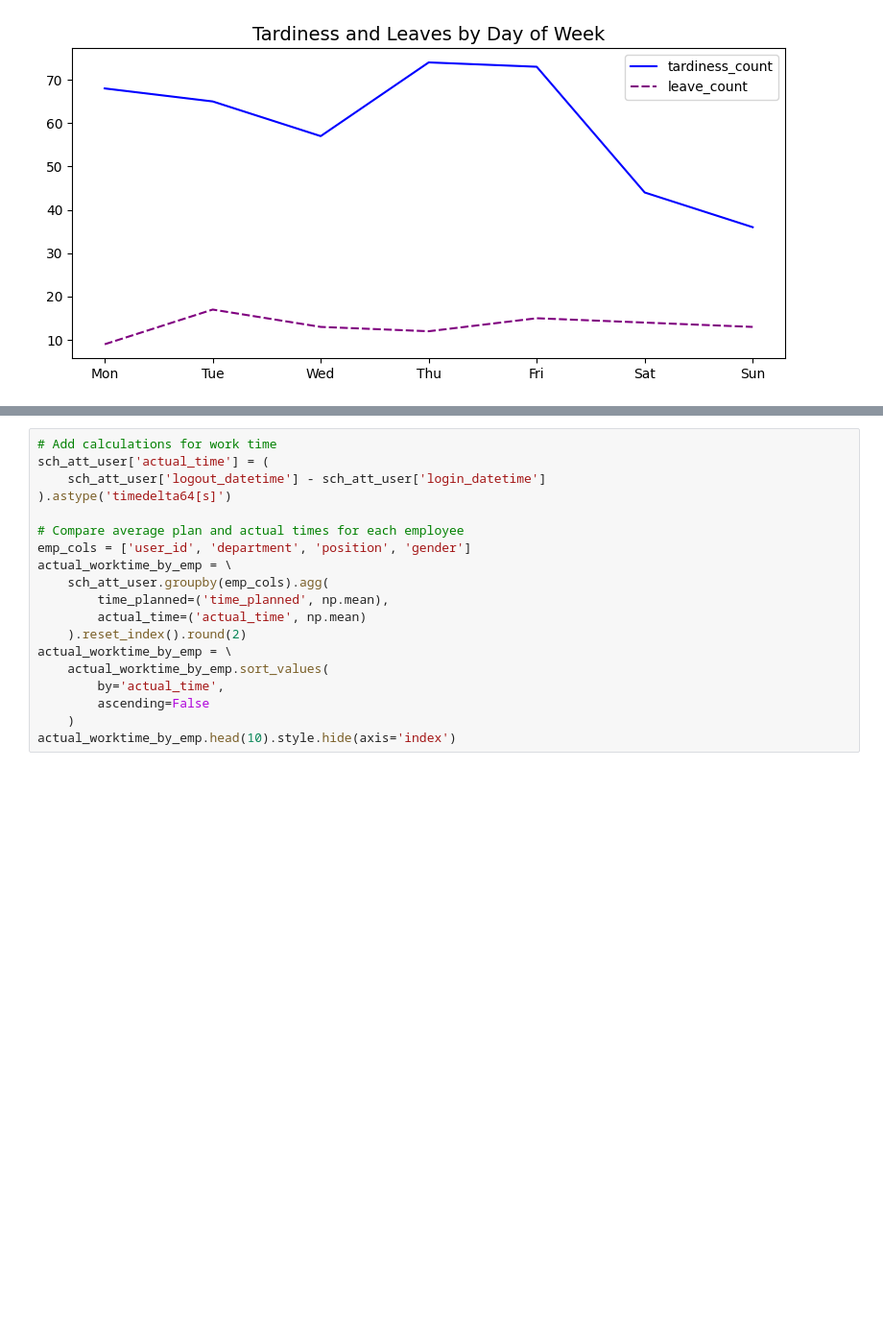
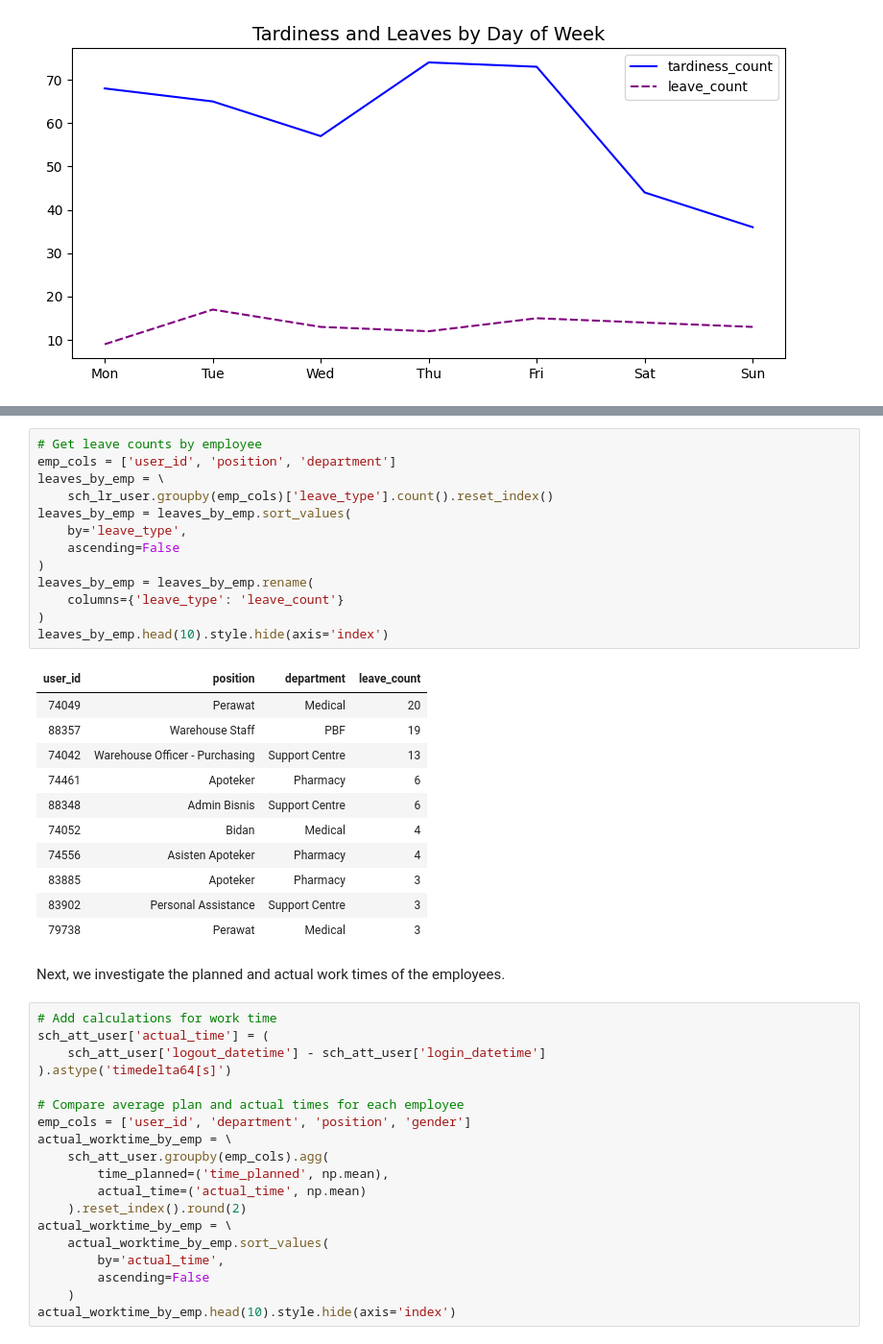
Before and after one commit to ebernardino01/DataAnalystPortfolio, a Jupyter notebook: Clockster/Clockster_Data_Analysis_Notebook.ipynb, the cells around one changed output, grey strips where cells are left out. Shown: that part at 96% size. Saved outputs shown, nothing was run; the diff lists cells and outputs as text; blank space fills up the shorter version.

```diff
--- a/Clockster/Clockster_Data_Analysis_Notebook.ipynb
+++ b/Clockster/Clockster_Data_Analysis_Notebook.ipynb
@@ -906,3 +1046,30 @@ plt.show()
+# %%
+# Get leave counts by employee
+emp_cols = ['user_id', 'position', 'department']
+leaves_by_emp = \
+    sch_lr_user.groupby(emp_cols)['leave_type'].count().reset_index()
+leaves_by_emp = leaves_by_emp.sort_values(
+    by='leave_type',
+    ascending=False
+)
+leaves_by_emp = leaves_by_emp.rename(
+    columns={'leave_type': 'leave_count'}
+)
+leaves_by_emp.head(10).style.hide(axis='index')
+# %% [output]
+| user_id | position | department | leave_count |
+| 74049 | Perawat | Medical | 20 |
+| 88357 | Warehouse Staff | PBF | 19 |
+| 74042 | Warehouse Officer - Purchasing | Support Centre | 13 |
+| 74461 | Apoteker | Pharmacy | 6 |
+| 88348 | Admin Bisnis | Support Centre | 6 |
+| 74052 | Bidan | Medical | 4 |
+| 74556 | Asisten Apoteker | Pharmacy | 4 |
+| 83885 | Apoteker | Pharmacy | 3 |
+| 83902 | Personal Assistance | Support Centre | 3 |
+| 79738 | Perawat | Medical | 3 |
+# %% [markdown]
+Next, we investigate the planned and actual work times of the employees.
 # %%
 # Add calculations for work time
 sch_att_user['actual_time'] = (
```
Also changed, not shown: parts of 31 cells of this notebook.
